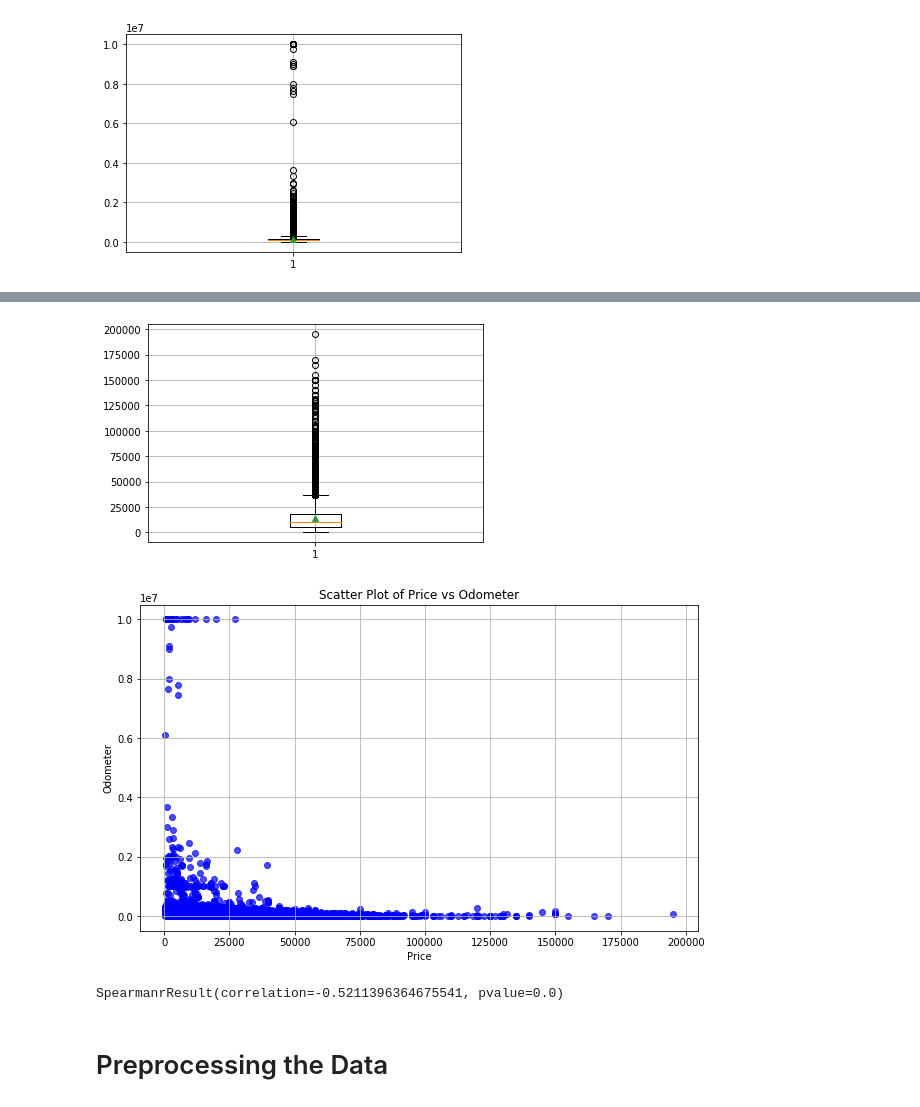
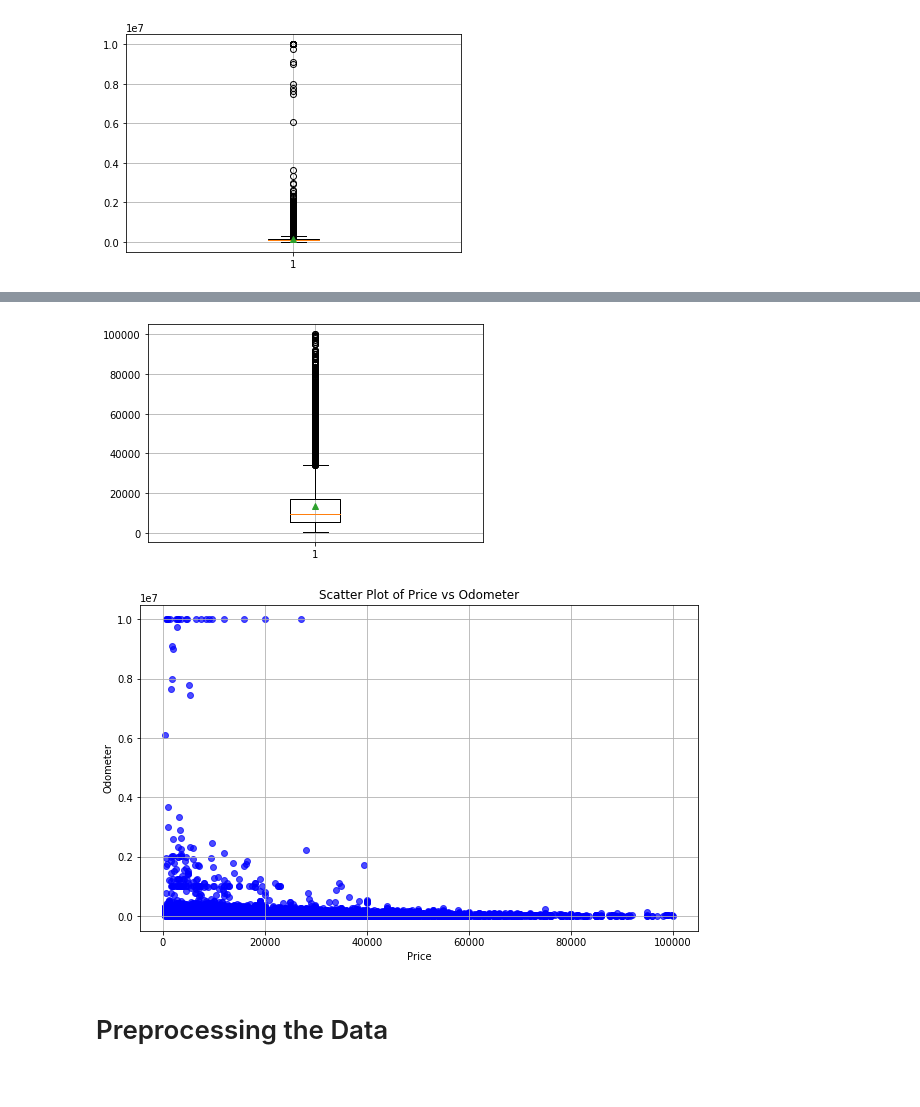
Before and after one commit to jaredap1995/UCB_project_4, a Jupyter notebook: regression_btt.ipynb, the cells around one changed output, grey strips where cells are left out. Drawn from its saved outputs; the diff is of its cells as text; code cells hidden in the pictures.

Commit message:
Update cleaning analysis

```diff
--- a/regression_btt.ipynb
+++ b/regression_btt.ipynb
@@ -318,26 +190,21 @@ tester_clean_df
 # %%
 # Plot boxplot for prices
-plt.boxplot(tester_clean_df['price'], showmeans=True)
+plt.boxplot(test_df['price'], showmeans=True)
 plt.grid()
 plt.show()
 # %% [output]
-[figure, old version]
+[figure, new version]
 # %%
 # Create the scatter plot
 plt.figure(figsize=(10, 6))
-plt.scatter(tester_clean_df["price"], tester_clean_df["odometer"], color="blue", alpha=0.7)
+plt.scatter(test_df["price"], test_df["odometer"], color="blue", alpha=0.7)
 plt.title("Scatter Plot of Price vs Odometer")
 plt.ylabel("Odometer")
 plt.xlabel("Price")
 plt.grid(True)
 plt.show()
 # %% [output]
-[figure, old version]
+[figure, new version]
-# %%
-# Since the price and odometer are not normally distributed, we will find Spearman Correlation Coefficients
-stats.spearmanr(tester_clean_df['price'], tester_clean_df['odometer'])
-# %% [output]
-SpearmanrResult(correlation=-0.5211396364675541, pvalue=0.0)
 # %% [markdown]
 # Preprocessing the Data
 # %% [markdown]
```
Also changed, not shown: parts of 26 cells of this notebook, 2 other files.
